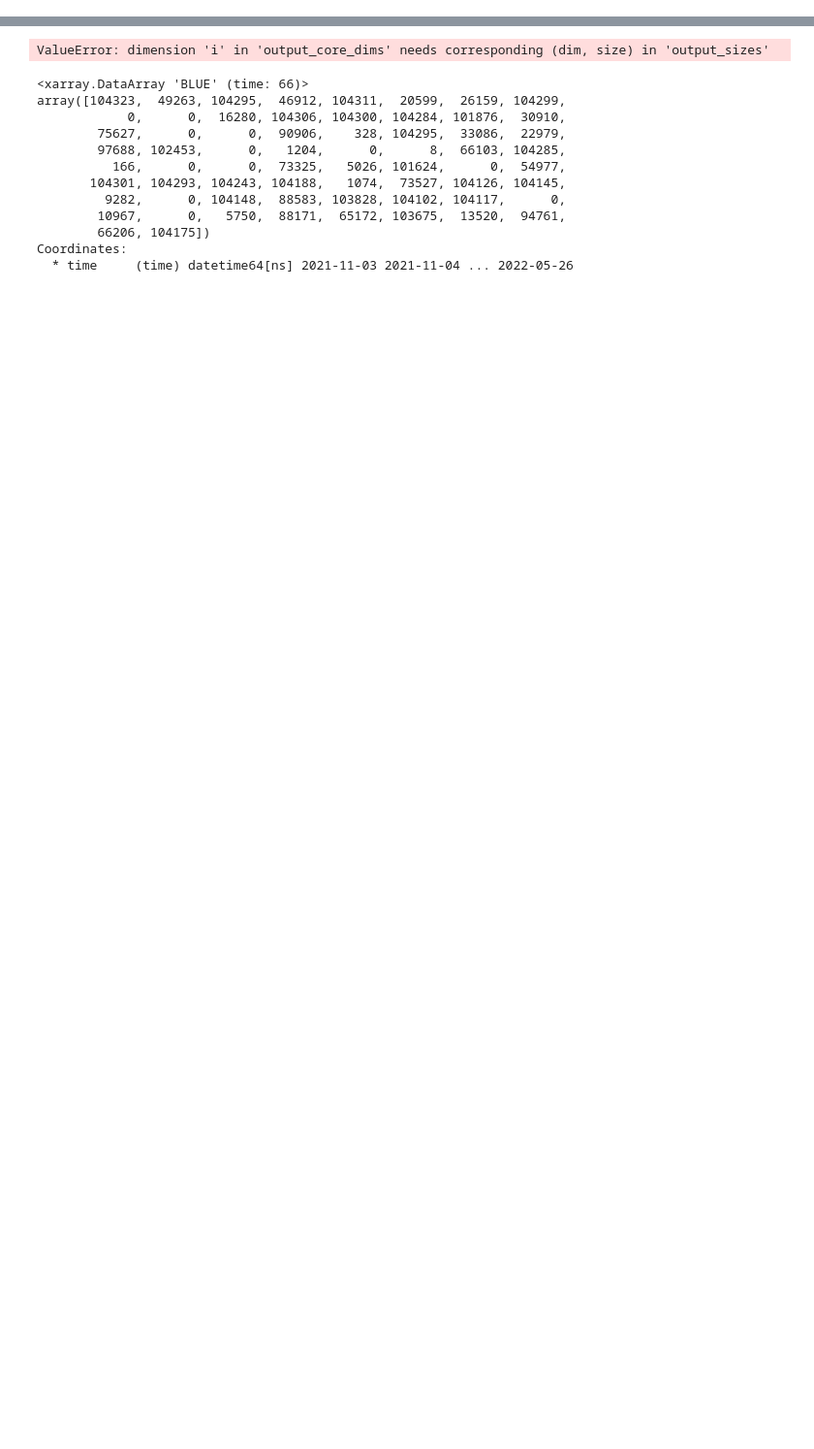
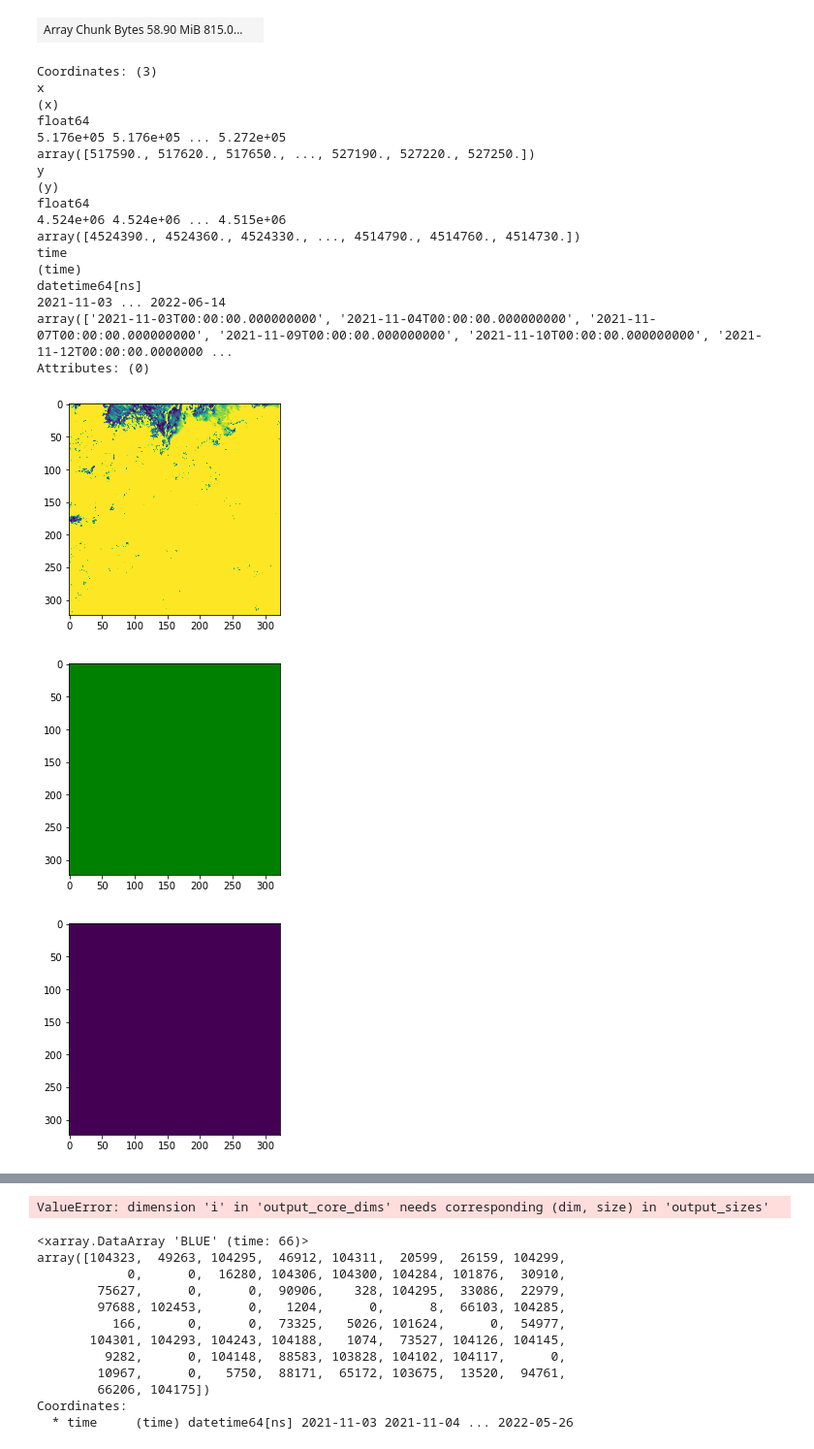
Before and after one commit to kearney-sp/hls_nrt, a Jupyter notebook: ATSA_in_prog.ipynb, the cells around one changed output, grey strips where cells are left out. Shown: that part at 97% size. Saved outputs shown, nothing was run; the diff lists cells and outputs as text; code cells hidden in the pictures; blank space fills up the shorter version.

```diff
--- a/ATSA_in_prog.ipynb
+++ b/ATSA_in_prog.ipynb
@@ -30,4 +37,5 @@ import glob
 yr=2022
 prefix = 'cper'
 
-outDIR = '/90daydata/cper_neon_aop/hls_nrt/' + prefix
+#outDIR = os.path.join('/90daydata/cper_neon_aop/hls_nrt', prefix)
+outDIR = os.path.join('data/hls_nrt/', prefix)
@@ -262,0 +133,6 @@ Data variables:
+# %%
+water = mask_hls(hls_ds['FMASK'], mask_types=['water']).all(dim='time')
+snow =  mask_hls(hls_ds['FMASK'], mask_types=['snow'])
+cloud = mask_hls(hls_ds['FMASK'], mask_types=['cloud', 'cirrus', 'cloud_adj'])
+hls_mask = mask_hls(hls_ds['FMASK'], mask_types=['all'])
+hls_ds = hls_ds.where(snow == 0)
@@ -262,0 +280,8 @@ Data variables:
+# %%
+"""
+Calculate HOT as Cloud Index and create initial mask
+"""
+
+# get parameters to calculate HOT image
+#hot_params = calc_hot(x_hot, y_hot)
+hot_params = calc_hot(hls_ds['BLUE'].where(ind_l), hls_ds['RED'].where(ind_l), rmin, rmax, n_bin)
@@ -262,0 +335,15 @@ Data variables:
+# %%
+# create mask array and exclude background and missing gaps: these pixels marked as mask=3 and HOT=0
+mask = xr.where(hot_img.isnull(), 3, xr.ones_like(hot_img))
+hot_img = hot_img.fillna(0)
+# %%
+display(hot_img)
+t=44
+show(hot_img.isel(time=t).values, vmin=10, vmax=100)
+show(mask.isel(time=t).values, cmap=cmap_mask, norm=norm_mask)
+show(water.values)
+
+show([hls_ds.isel(time=t)['RED'].values/hls_ds.isel(time=t)['RED'].max().values,
+     hls_ds.isel(time=t)['GREEN'].values/hls_ds.isel(time=t)['GREEN'].max().values,
+     hls_ds.isel(time=t)['BLUE'].values/hls_ds.isel(time=t)['BLUE'].max().values])
+# %% [output]
@@ -262,0 +356,21 @@ Data variables:
+| Array Chunk Bytes 58.90 MiB 815.0... |  |
+Coordinates: (3)
+x
+(x)
+float64
+5.176e+05 5.176e+05 ... 5.272e+05
+array([517590., 517620., 517650., ..., 527190., 527220., 527250.])
+y
+(y)
+float64
+4.524e+06 4.524e+06 ... 4.515e+06
+array([4524390., 4524360., 4524330., ..., 4514790., 4514760., 4514730.])
+time
+(time)
+datetime64[ns]
+2021-11-03 ... 2022-06-14
+array(['2021-11-03T00:00:00.000000000', '2021-11-04T00:00:00.000000000', '2021-11-07T00:00:00.000000000', '2021-11-09T00:00:00.000000000', '2021-11-10T00:00:00.000000000', '2021-11-12T00:00:00.0000000 ...
+Attributes: (0)
+[figure, added]
+[figure, added]
+[figure, added]
```
Also changed, not shown: parts of 91 cells of this notebook, 7 other files.
